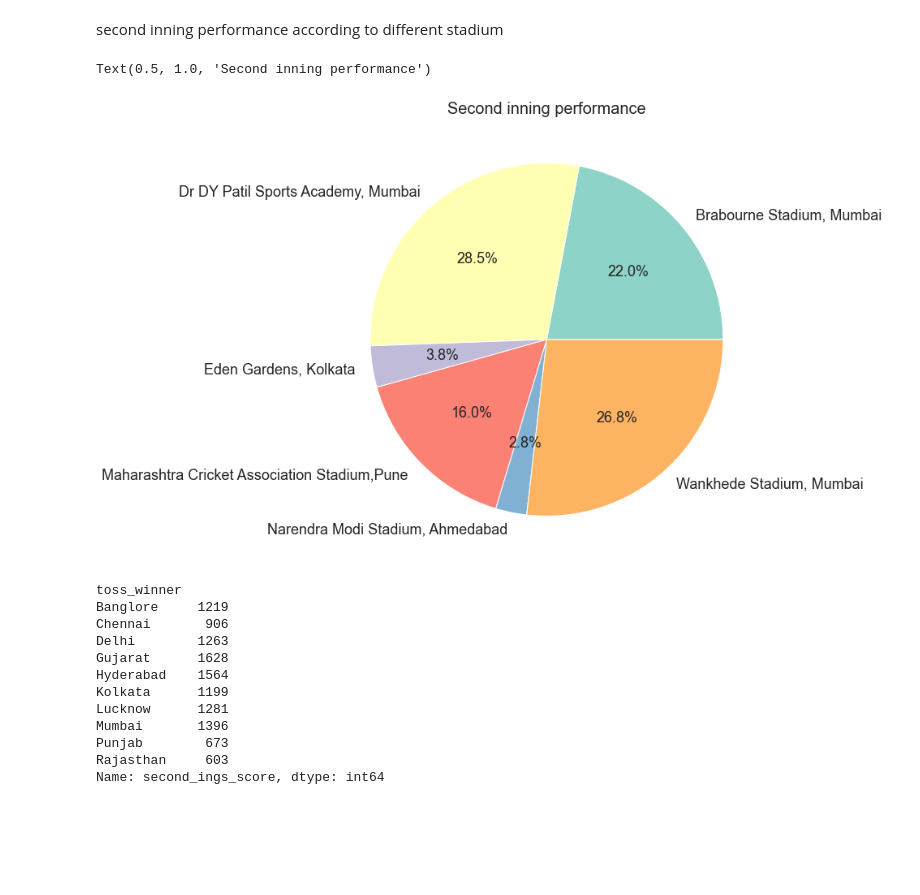
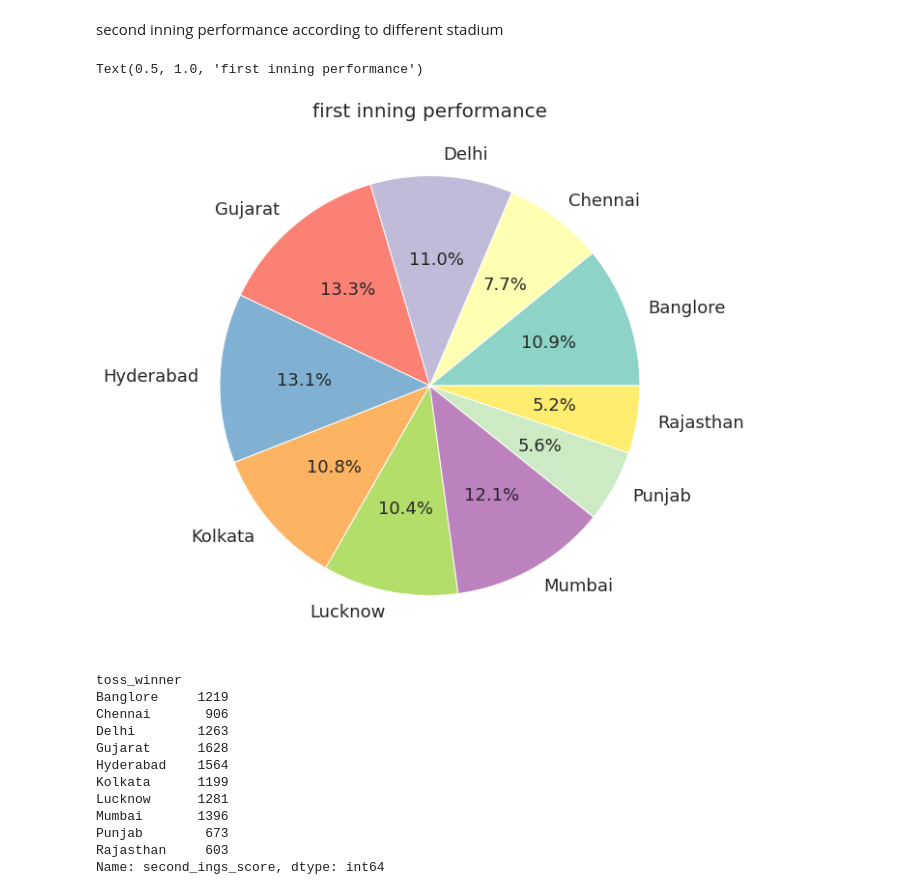
Before and after one commit to shivam97verma/Analysis-of-Indian-Premier-league-2022, a Jupyter notebook: iplnew.ipynb, the cells around one changed output. Cells and saved outputs as stored; diff of their text form; code cells hidden in the pictures; blank space fills up the shorter version.

```diff
--- a/iplnew.ipynb
+++ b/iplnew.ipynb
@@ -20,7 +22,7 @@ import plotly.graph_objects as go
 # %% [markdown]
 Read dataset file using pandas and creating data frame.
 # %%
-ipl = pd.read_csv(r'C:\Users\shivv\Desktop\project_1\Indian Premier League-2022.csv')
+ipl = pd.read_csv(r'/content/Indian Premier League-2022.csv')
 # %% [markdown]
 head function gives us top 5 records from data frame.
 # %%
@@ -716,0 +761,6 @@ plt.title("High score", fontsize=20);
+# %%
+sns.set_style("whitegrid")
+pie, ax = plt.subplots(figsize=[10,10])
+data5.plot.pie(autopct="%.1f%%",fontsize=18)
+plt.ylabel(" ")
+plt.title("first inning performance by Venue", fontsize=20)
@@ -716,0 +782,6 @@ plt.title("High score", fontsize=20);
+# %%
+sns.set_style("whitegrid")
+pie, ax = plt.subplots(figsize=[10,10])
+data6.plot.pie(autopct="%.1f%%",fontsize=18)
+plt.ylabel(" ")
+plt.title("second inning performance by venue", fontsize=20)
@@ -735,12 +809,12 @@ second inning performance according to different stadium
 # %%
 sns.set_style("whitegrid")
 pie, ax = plt.subplots(figsize=[10,10])
-data.plot.pie(autopct="%.1f%%",fontsize=18)
+data2.plot.pie(autopct="%.1f%%",fontsize=18)
 plt.ylabel(" ")
-plt.title("Second inning performance", fontsize=20)
+plt.title("first inning performance", fontsize=20)
 # %% [output]
-Text(0.5, 1.0, 'Second inning performance')
+Text(0.5, 1.0, 'first inning performance')
-[figure, old version]
+[figure, new version]
 # %%
 data3 = ipl.groupby("toss_winner")['second_ings_score'].sum()
 data3
```
Also changed, not shown: parts of 38 cells of this notebook.
